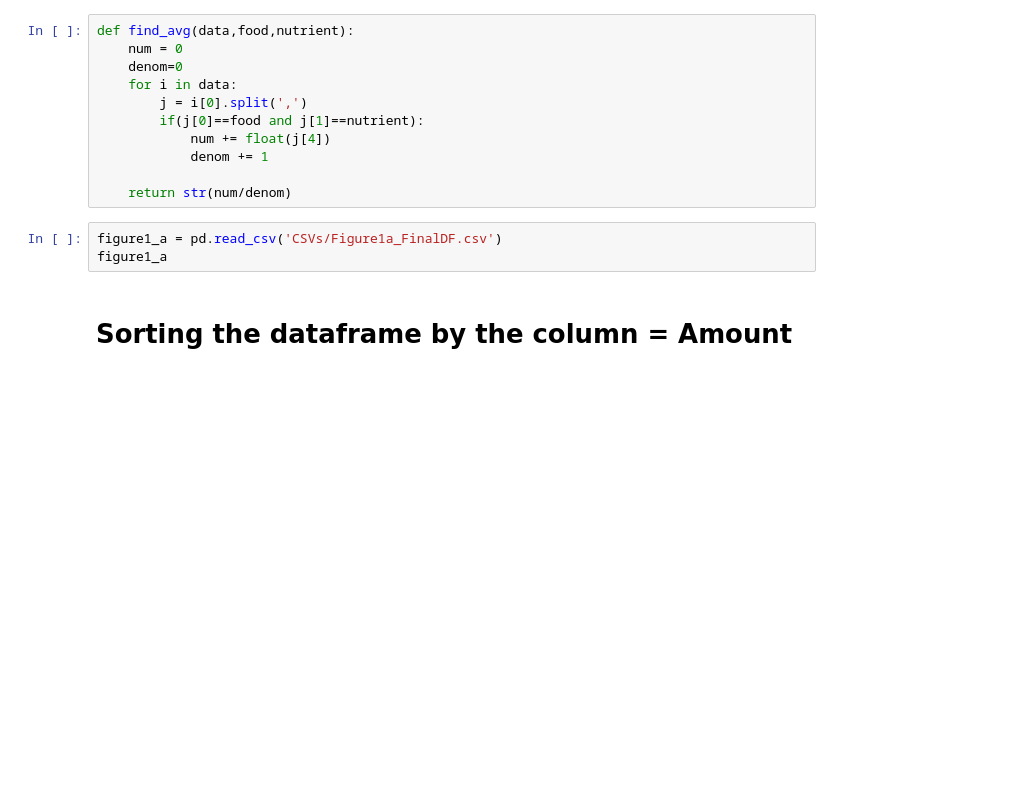
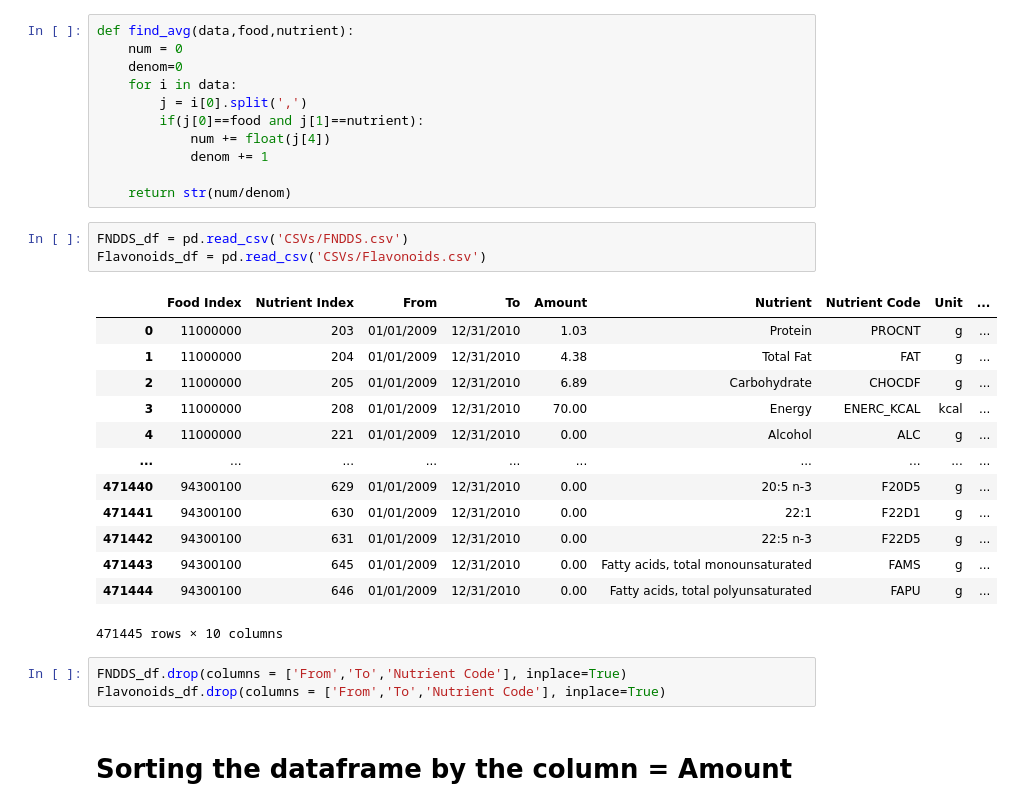
Before and after one commit to oberoir080/NutrientEDA, a Jupyter notebook: CSV_Generator_py/Figures.ipynb, the cells around one changed output. Saved outputs shown, nothing was run; the diff lists cells and outputs as text; blank space fills up the shorter version.

```diff
--- a/CSV_Generator_py/Figures.ipynb
+++ b/CSV_Generator_py/Figures.ipynb
@@ -45,9 +45,26 @@ def find_avg(data,food,nutrient):
             denom += 1
 
     return str(num/denom)
-# %%
-figure1_a = pd.read_csv('CSVs/Figure1a_FinalDF.csv')
-figure1_a
+# %%
+FNDDS_df = pd.read_csv('CSVs/FNDDS.csv')
+Flavonoids_df = pd.read_csv('CSVs/Flavonoids.csv')
+# %% [output]
+|  | Food Index | Nutrient Index | From | To | Amount | Nutrient | Nutrient Code | Unit | ... |
+| 0 | 11000000 | 203 | 01/01/2009 | 12/31/2010 | 1.03 | Protein | PROCNT | g | ... |
+| 1 | 11000000 | 204 | 01/01/2009 | 12/31/2010 | 4.38 | Total Fat | FAT | g | ... |
+| 2 | 11000000 | 205 | 01/01/2009 | 12/31/2010 | 6.89 | Carbohydrate | CHOCDF | g | ... |
+| 3 | 11000000 | 208 | 01/01/2009 | 12/31/2010 | 70.00 | Energy | ENERC_KCAL | kcal | ... |
+| 4 | 11000000 | 221 | 01/01/2009 | 12/31/2010 | 0.00 | Alcohol | ALC | g | ... |
+| ... | ... | ... | ... | ... | ... | ... | ... | ... | ... |
+| 471440 | 94300100 | 629 | 01/01/2009 | 12/31/2010 | 0.00 | 20:5 n-3 | F20D5 | g | ... |
+| 471441 | 94300100 | 630 | 01/01/2009 | 12/31/2010 | 0.00 | 22:1 | F22D1 | g | ... |
+| 471442 | 94300100 | 631 | 01/01/2009 | 12/31/2010 | 0.00 | 22:5 n-3 | F22D5 | g | ... |
+| 471443 | 94300100 | 645 | 01/01/2009 | 12/31/2010 | 0.00 | Fatty acids, total monounsaturated | FAMS | g | ... |
+| 471444 | 94300100 | 646 | 01/01/2009 | 12/31/2010 | 0.00 | Fatty acids, total polyunsaturated | FAPU | g | ... |
+471445 rows × 10 columns
+# %%
+FNDDS_df.drop(columns = ['From','To','Nutrient Code'], inplace=True)
+Flavonoids_df.drop(columns = ['From','To','Nutrient Code'], inplace=True)
 # %% [markdown]
 # Sorting the dataframe by the column = Amount
 # %%
```
Also changed, not shown: parts of 2 cells of this notebook.
